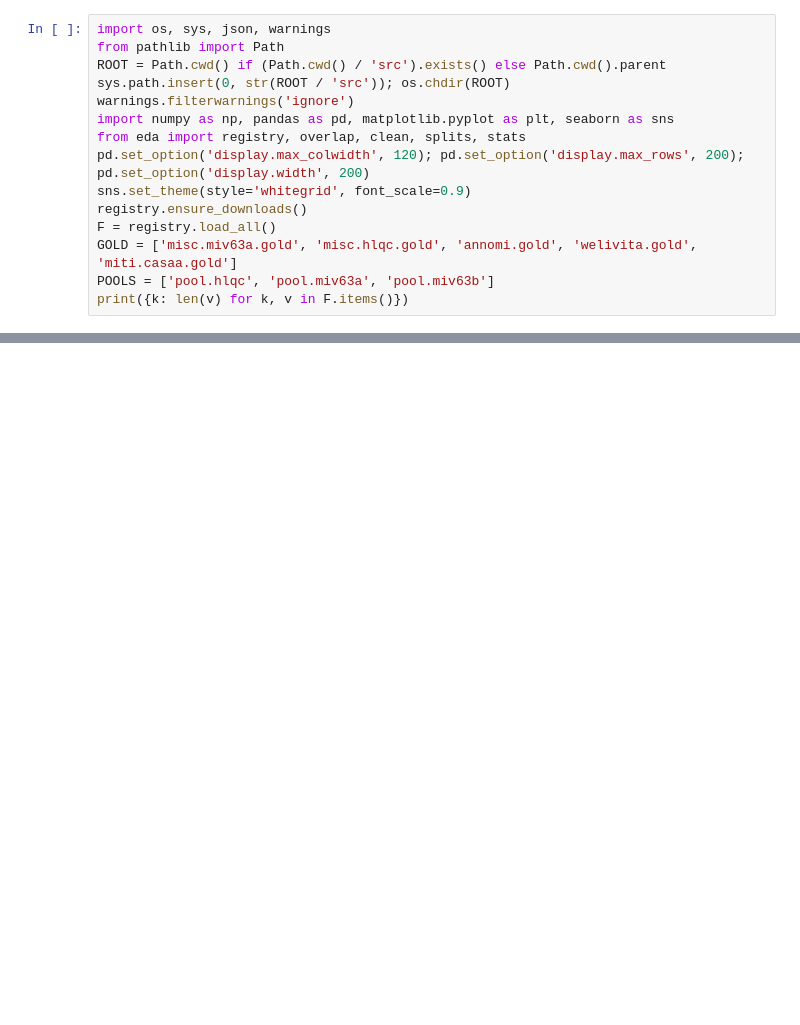
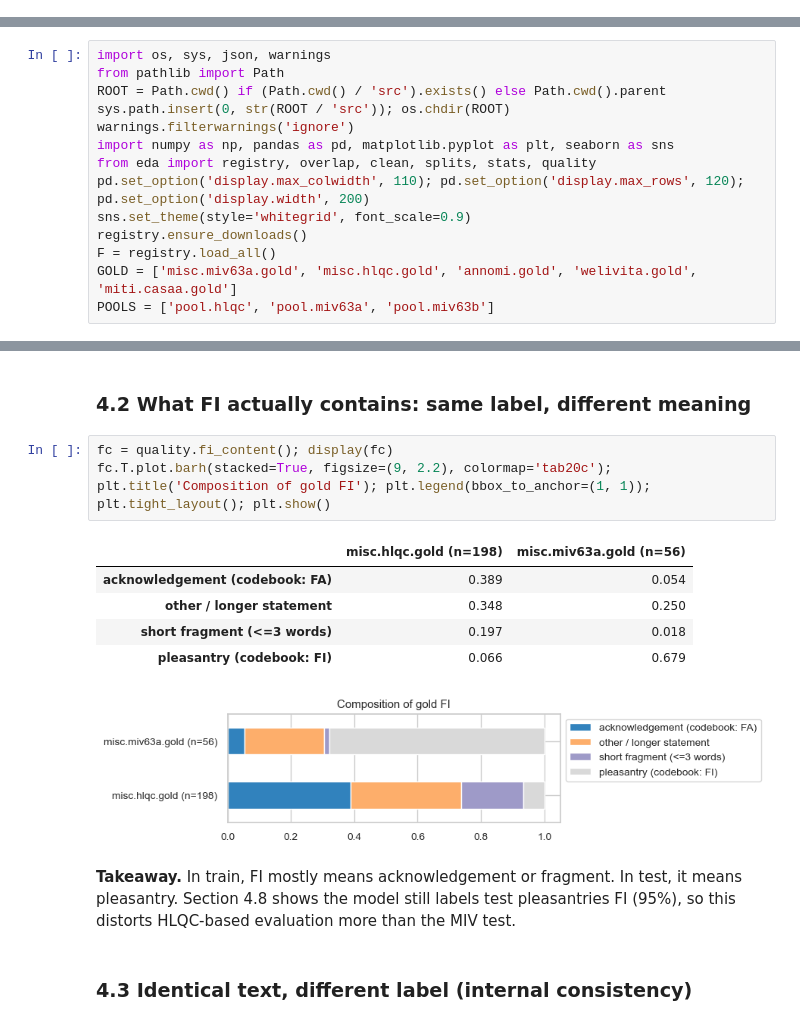
Before and after one commit to Zme874amy/Behavioral-Coding, a Jupyter notebook: notebooks/datasets_eda.ipynb, the cells around one changed output, grey strips where cells are left out. Cells and saved outputs as stored; diff of their text form; blank space fills up the shorter version.

```diff
--- a/notebooks/datasets_eda.ipynb
+++ b/notebooks/datasets_eda.ipynb
@@ -19,15 +0,0 @@ Real datasets only. Our generated sets are in `notebooks/synthetic_eda.ipynb` /
-# %%
-import os, sys, json, warnings
-from pathlib import Path
-ROOT = Path.cwd() if (Path.cwd() / 'src').exists() else Path.cwd().parent
-sys.path.insert(0, str(ROOT / 'src')); os.chdir(ROOT)
-warnings.filterwarnings('ignore')
-import numpy as np, pandas as pd, matplotlib.pyplot as plt, seaborn as sns
-from eda import registry, overlap, clean, splits, stats
-pd.set_option('display.max_colwidth', 120); pd.set_option('display.max_rows', 200); pd.set_option('display.width', 200)
-sns.set_theme(style='whitegrid', font_scale=0.9)
-registry.ensure_downloads()
-F = registry.load_all()
-GOLD = ['misc.miv63a.gold', 'misc.hlqc.gold', 'annomi.gold', 'welivita.gold', 'miti.casaa.gold']
-POOLS = ['pool.hlqc', 'pool.miv63a', 'pool.miv63b']
-print({k: len(v) for k, v in F.items()})
@@ -847,0 +30,14 @@ all checks passed
+# %%
+import os, sys, json, warnings
+from pathlib import Path
+ROOT = Path.cwd() if (Path.cwd() / 'src').exists() else Path.cwd().parent
+sys.path.insert(0, str(ROOT / 'src')); os.chdir(ROOT)
+warnings.filterwarnings('ignore')
+import numpy as np, pandas as pd, matplotlib.pyplot as plt, seaborn as sns
+from eda import registry, overlap, clean, splits, stats, quality
+pd.set_option('display.max_colwidth', 110); pd.set_option('display.max_rows', 120); pd.set_option('display.width', 200)
+sns.set_theme(style='whitegrid', font_scale=0.9)
+registry.ensure_downloads()
+F = registry.load_all()
+GOLD = ['misc.miv63a.gold', 'misc.hlqc.gold', 'annomi.gold', 'welivita.gold', 'miti.casaa.gold']
+POOLS = ['pool.hlqc', 'pool.miv63a', 'pool.miv63b']
@@ -847,0 +237,17 @@ all checks passed
+# %% [markdown]
+### 4.2 What FI actually contains: same label, different meaning
+# %%
+fc = quality.fi_content(); display(fc)
+fc.T.plot.barh(stacked=True, figsize=(9, 2.2), colormap='tab20c'); plt.title('Composition of gold FI'); plt.legend(bbox_to_anchor=(1, 1)); plt.tight_layout(); plt.show()
+# %% [output]
+|  | misc.hlqc.gold (n=198) | misc.miv63a.gold (n=56) |
+| acknowledgement (codebook: FA) | 0.389 | 0.054 |
+| other / longer statement | 0.348 | 0.250 |
+| short fragment (<=3 words) | 0.197 | 0.018 |
+| pleasantry (codebook: FI) | 0.066 | 0.679 |
+[figure, added]
+# %% [markdown]
+**Takeaway.** In train, FI mostly means acknowledgement or fragment. In test, it means pleasantry. Section 4.8 shows the model
+still labels test pleasantries FI (95%), so this distorts HLQC-based evaluation more than the MIV test.
+# %% [markdown]
+### 4.3 Identical text, different label (internal consistency)
```
Also changed, not shown: parts of 104 cells of this notebook, 6 other files.
